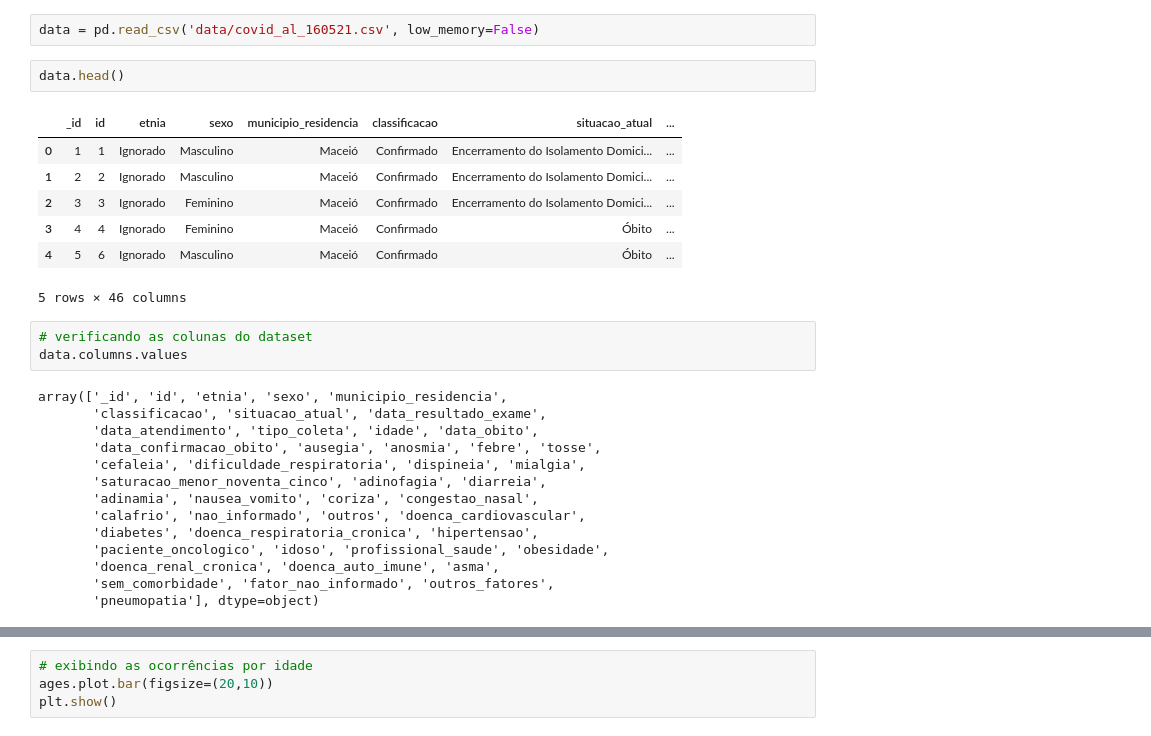
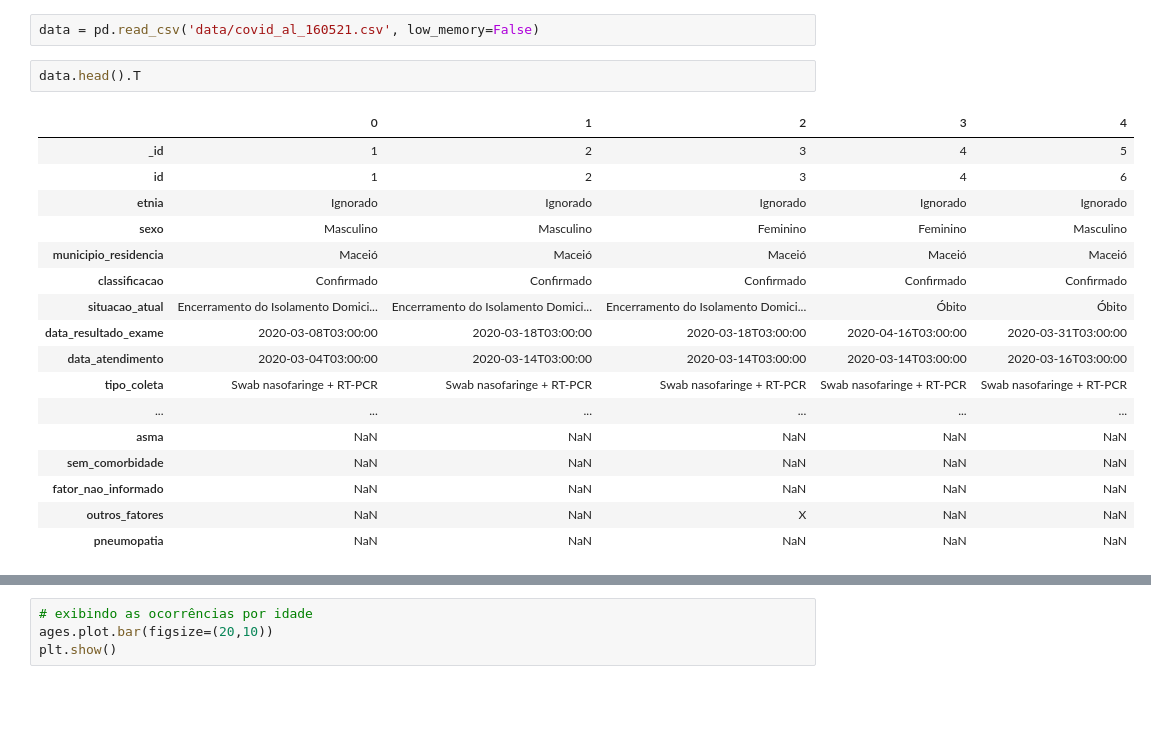
Before and after one commit to kevinwsbr/data-science, a Jupyter notebook: project/Project.ipynb, the cells around one changed output, grey strips where cells are left out. Drawn from its saved outputs; the diff is of its cells as text; blank space fills up the shorter version.

```diff
--- a/project/Project.ipynb
+++ b/project/Project.ipynb
@@ -4,29 +6,22 @@ import matplotlib.pyplot as plt
 # %%
 data = pd.read_csv('data/covid_al_160521.csv', low_memory=False)
 # %%
-data.head()
+data.head().T
 # %% [output]
-|  | _id | id | etnia | sexo | municipio_residencia | classificacao | situacao_atual | ... |
-| 0 | 1 | 1 | Ignorado | Masculino | Maceió | Confirmado | Encerramento do Isolamento Domici... | ... |
-| 1 | 2 | 2 | Ignorado | Masculino | Maceió | Confirmado | Encerramento do Isolamento Domici... | ... |
-| 2 | 3 | 3 | Ignorado | Feminino | Maceió | Confirmado | Encerramento do Isolamento Domici... | ... |
-| 3 | 4 | 4 | Ignorado | Feminino | Maceió | Confirmado | Óbito | ... |
-| 4 | 5 | 6 | Ignorado | Masculino | Maceió | Confirmado | Óbito | ... |
+|  | 0 | 1 | 2 | 3 | 4 |
+| _id | 1 | 2 | 3 | 4 | 5 |
+| id | 1 | 2 | 3 | 4 | 6 |
+| etnia | Ignorado | Ignorado | Ignorado | Ignorado | Ignorado |
+| sexo | Masculino | Masculino | Feminino | Feminino | Masculino |
+| municipio_residencia | Maceió | Maceió | Maceió | Maceió | Maceió |
+| classificacao | Confirmado | Confirmado | Confirmado | Confirmado | Confirmado |
+| situacao_atual | Encerramento do Isolamento Domici... | Encerramento do Isolamento Domici... | Encerramento do Isolamento Domici... | Óbito | Óbito |
+| data_resultado_exame | 2020-03-08T03:00:00 | 2020-03-18T03:00:00 | 2020-03-18T03:00:00 | 2020-04-16T03:00:00 | 2020-03-31T03:00:00 |
+| data_atendimento | 2020-03-04T03:00:00 | 2020-03-14T03:00:00 | 2020-03-14T03:00:00 | 2020-03-14T03:00:00 | 2020-03-16T03:00:00 |
+| tipo_coleta | Swab nasofaringe + RT-PCR | Swab nasofaringe + RT-PCR | Swab nasofaringe + RT-PCR | Swab nasofaringe + RT-PCR | Swab nasofaringe + RT-PCR |
+| ... | ... | ... | ... | ... | ... |
+| asma | NaN | NaN | NaN | NaN | NaN |
+| sem_comorbidade | NaN | NaN | NaN | NaN | NaN |
+| fator_nao_informado | NaN | NaN | NaN | NaN | NaN |
+| outros_fatores | NaN | NaN | X | NaN | NaN |
+| pneumopatia | NaN | NaN | NaN | NaN | NaN |
-5 rows × 46 columns
-# %%
-# verificando as colunas do dataset
-data.columns.values
-# %% [output]
-array(['_id', 'id', 'etnia', 'sexo', 'municipio_residencia',
-       'classificacao', 'situacao_atual', 'data_resultado_exame',
-       'data_atendimento', 'tipo_coleta', 'idade', 'data_obito',
-       'data_confirmacao_obito', 'ausegia', 'anosmia', 'febre', 'tosse',
-       'cefaleia', 'dificuldade_respiratoria', 'dispineia', 'mialgia',
-       'saturacao_menor_noventa_cinco', 'adinofagia', 'diarreia',
-       'adinamia', 'nausea_vomito', 'coriza', 'congestao_nasal',
-       'calafrio', 'nao_informado', 'outros', 'doenca_cardiovascular',
-       'diabetes', 'doenca_respiratoria_cronica', 'hipertensao',
-       'paciente_oncologico', 'idoso', 'profissional_saude', 'obesidade',
-       'doenca_renal_cronica', 'doenca_auto_imune', 'asma',
-       'sem_comorbidade', 'fator_nao_informado', 'outros_fatores',
-       'pneumopatia'], dtype=object)
```
Also changed, not shown: parts of 29 cells of this notebook.
